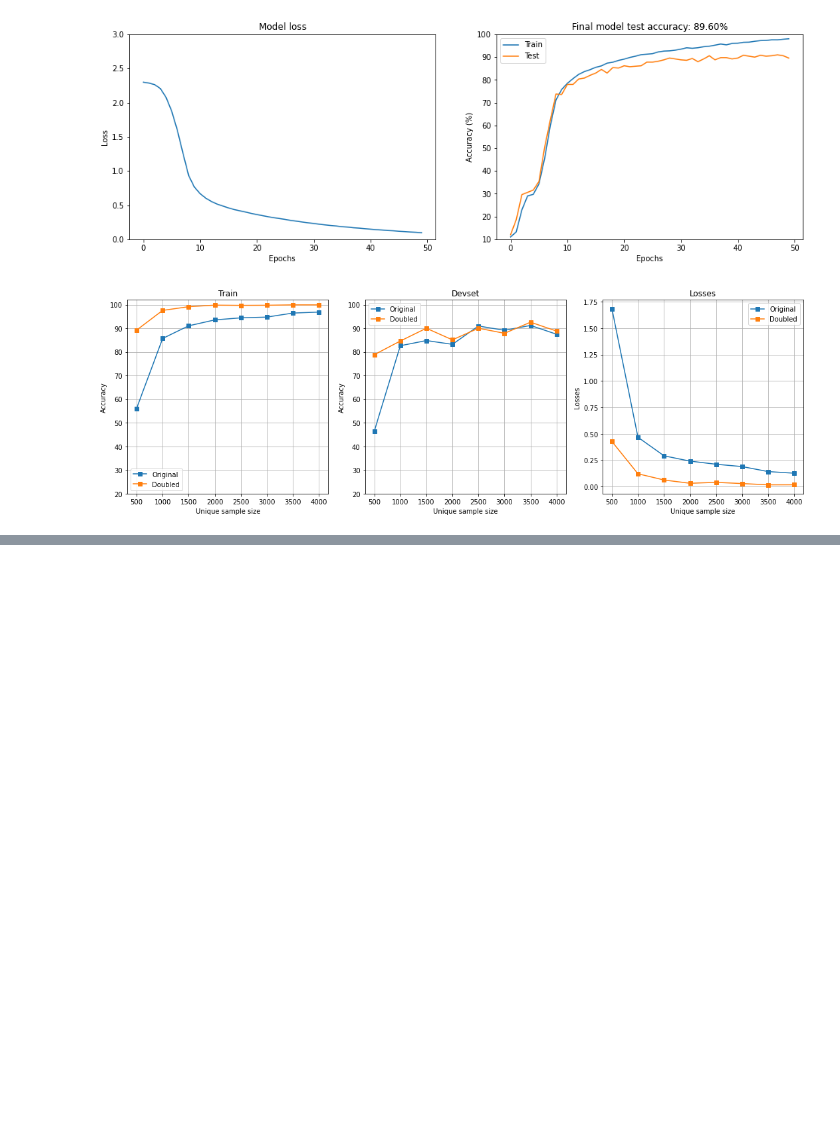
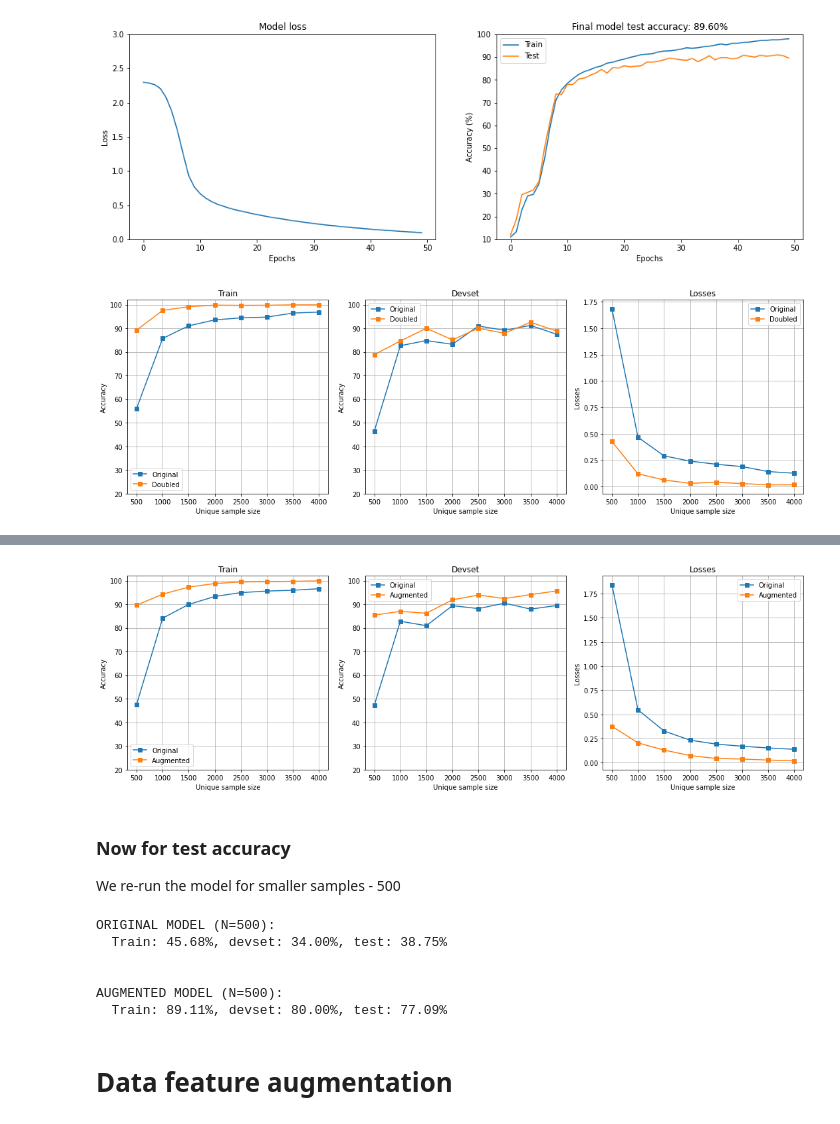
Before and after one commit to yashasvirp/Udemy_DL, a Jupyter notebook: src/More on Data in DL.ipynb, the cells around one changed output, grey strips where cells are left out. Cells and saved outputs as stored; diff of their text form; code cells hidden in the pictures; blank space fills up the shorter version.

```diff
--- a/src/More on Data in DL.ipynb
+++ b/src/More on Data in DL.ipynb
@@ -636,0 +828,35 @@ plt.show()
+# %%
+# Let's see what the results look like!
+
+fig,ax = plt.subplots(1,3,figsize=(15,5))
+
+# axis and title labels
+titles    = ['Train','Devset','Losses']
+yaxlabels = ['Accuracy','Accuracy','Losses']
+
+# common features
+for i in range(3):
+
+    # plot the lines
+    ax[i].plot(samplesizes,resultsSingle[:,i],'s-',label='Original')
+    ax[i].plot(samplesizes,resultsDouble[:,i],'s-',label='Augmented')
+
+    # make it look nicer
+    ax[i].set_ylabel(yaxlabels[i])
+    ax[i].set_title(titles[i])
+    ax[i].legend()
+    ax[i].set_xlabel('Unique sample size')
+    ax[i].grid('on')
+
+    if i<2:
+        ax[i].set_ylim([20,102])
+
+
+plt.tight_layout()
+plt.show()
+# %% [output]
+[figure, added]
+# %% [markdown]
+### Now for test accuracy
+
+We re-run the model for smaller samples - 500
@@ -636,0 +871,26 @@ plt.show()
+# %%
+# Now for the real test! On the test data!
+
+# extract the test data
+X,y = testdataset
+
+# run the original model
+yHat = netO(X)
+testO = 100*torch.mean((torch.argmax(yHat,axis=1)==y).float())
+
+# And the augmented model
+yHat = netA(X)
+testA = 100*torch.mean((torch.argmax(yHat,axis=1)==y).float())
+
+# print the results!
+print( f'ORIGINAL MODEL (N={samplesize}):\n  Train: {trainAccO[-1]:.2f}%, devset: {devAccO[-1]:.2f}%, test: {testO:.2f}%\n\n')
+print(f'AUGMENTED MODEL (N={samplesize}):\n  Train: {trainAccA[-1]:.2f}%, devset: {devAccA[-1]:.2f}%, test: {testA:.2f}%')
+# %% [output]
+ORIGINAL MODEL (N=500):
+  Train: 45.68%, devset: 34.00%, test: 38.75%
+
+
+AUGMENTED MODEL (N=500):
+  Train: 89.11%, devset: 80.00%, test: 77.09%
+# %% [markdown]
+# Data feature augmentation
```
Also changed, not shown: parts of 29 cells of this notebook, 1 other file.
